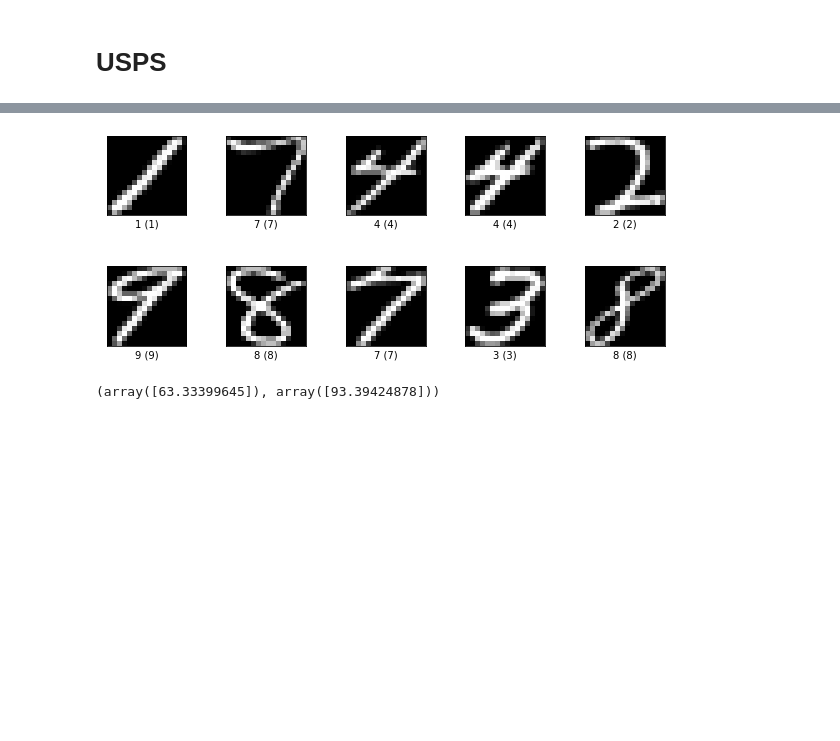
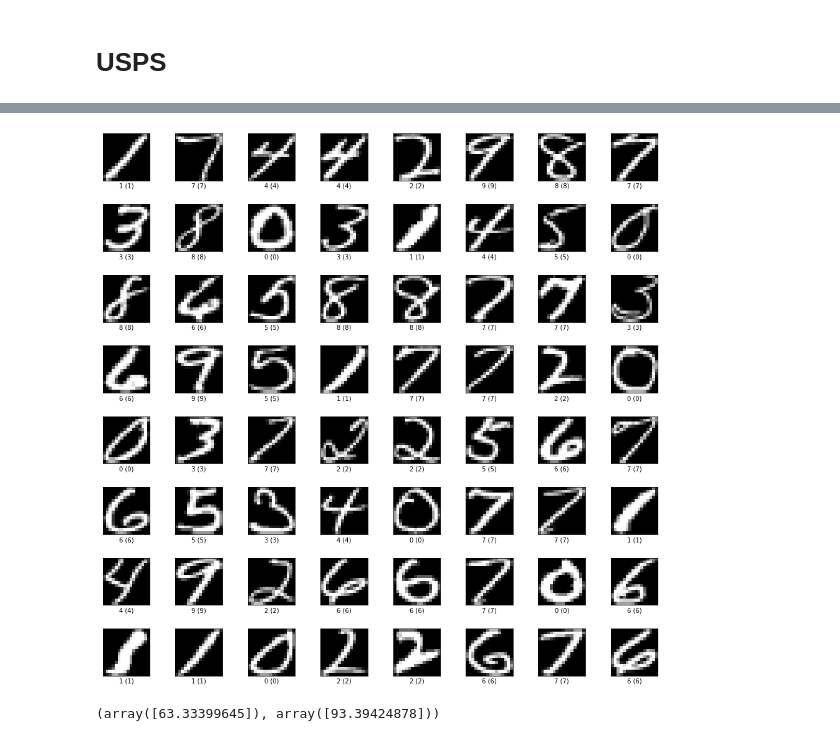
Before and after one commit to LukasHedegaard/dage, a Jupyter notebook: notebooks/dataset-vis.ipynb, the cells around one changed output, grey strips where cells are left out. Cells and saved outputs as stored; diff of their text form; code cells hidden in the pictures; blank space fills up the shorter version.

```diff
--- a/notebooks/dataset-vis.ipynb
+++ b/notebooks/dataset-vis.ipynb
@@ -278,7 +280,7 @@ tfds.core.DatasetInfo(
 # %%
-fig = tfds.show_examples(usps_info, usps_ds, rows=2, cols=5, plot_scale=2.0)
+fig = tfds.show_examples(usps_info, usps_ds, rows=8, cols=8, plot_scale=2.0)
 # %% [output]
-[figure, old version]
+[figure, new version]
 # %%
 np_arr = np.concatenate(list(map(lambda x: x['image'].numpy(), list(usps_ds))))
 usps_mean = np_arr.mean(axis=(0,1))
```
Also changed, not shown: parts of 4 cells of this notebook, 15 other files.
